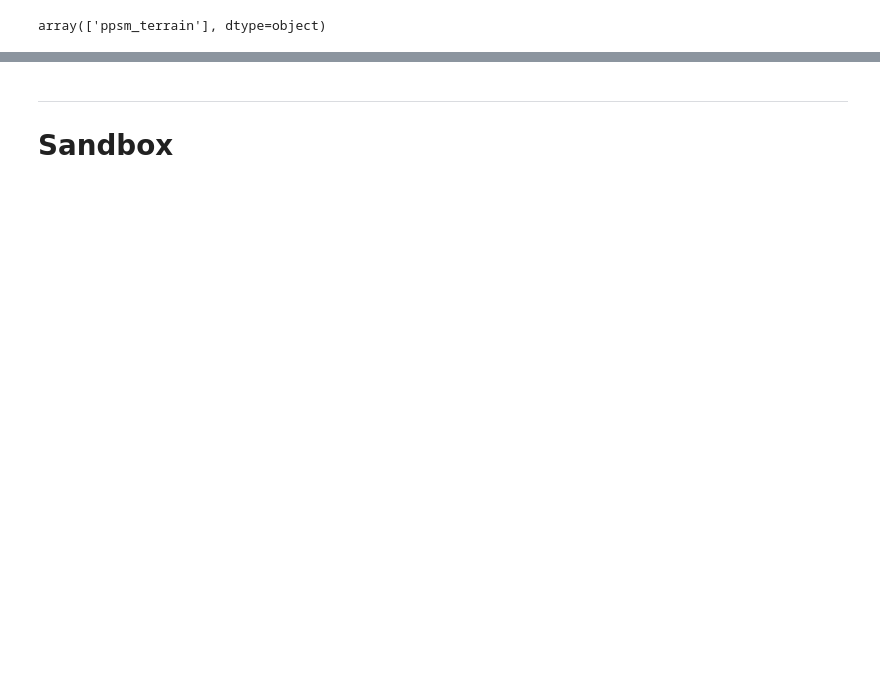
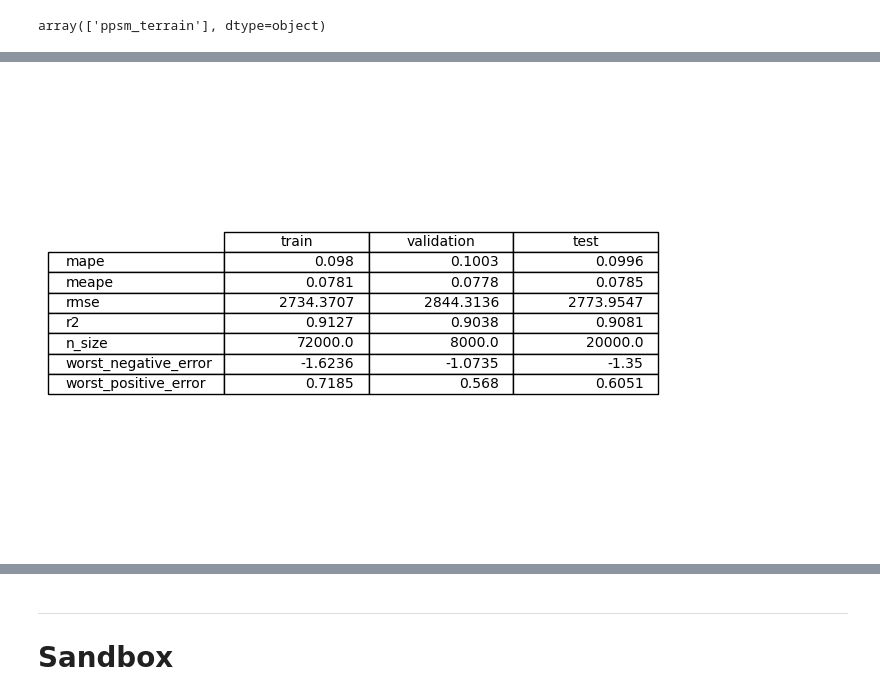
Before and after one commit to YunPerez/mexico-real-estate-investigation, a Jupyter notebook: src/BACKLOG/P1_PRE_EDA/s9_upload_mlflow.ipynb, the cells around one changed output, grey strips where cells are left out. Cells and saved outputs as stored; diff of their text form; code cells hidden in the pictures; blank space fills up the shorter version.

```diff
--- a/src/BACKLOG/P1_PRE_EDA/s9_upload_mlflow.ipynb
+++ b/src/BACKLOG/P1_PRE_EDA/s9_upload_mlflow.ipynb
@@ -594,0 +843,30 @@ sns.histplot(
+# %%
+# get an image of the tbl_results
+def plot_results_table(tbl_results):
+    # roand to decimals
+    tbl_results = tbl_results.round(4).T
+
+    # plot
+    with plt.style.context(style='tableau-colorblind10'):
+        fig, ax = plt.subplots()
+
+        # remove axis
+        ax.axis('off')
+        ax.axis('tight')
+
+        # plot table
+        ax.table(
+            cellText=tbl_results.values,
+            colLabels=tbl_results.columns,
+            rowLabels=tbl_results.index,
+            loc='center'
+        )
+        plt.tight_layout()
+    plt.close(fig)
+    return fig
+
+
+# plot results table
+plot_results_table(tbl_results)
+# %% [output]
+[figure, added]
```
Also changed, not shown: parts of 43 cells of this notebook, 3 other files.
